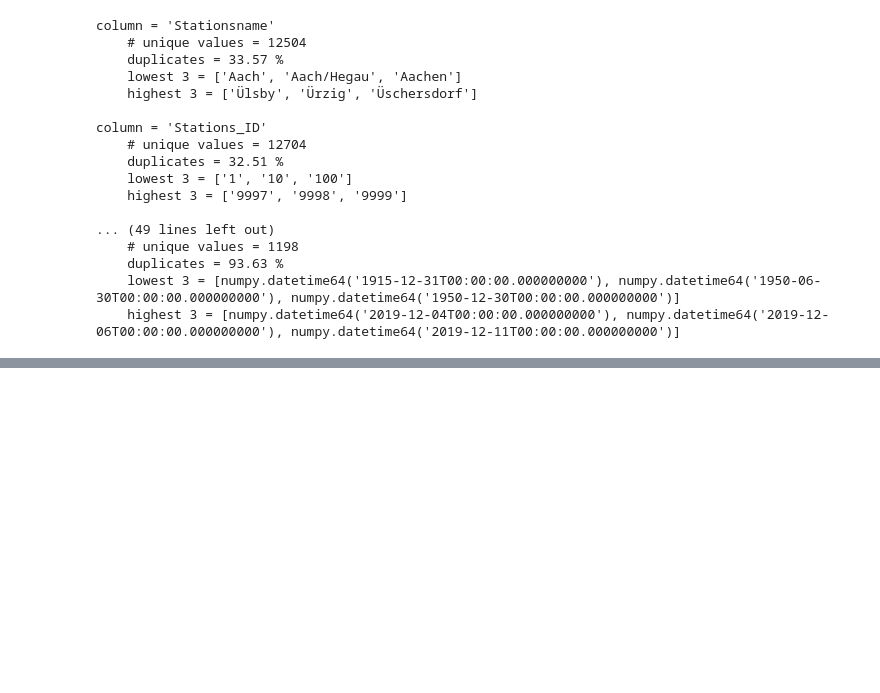
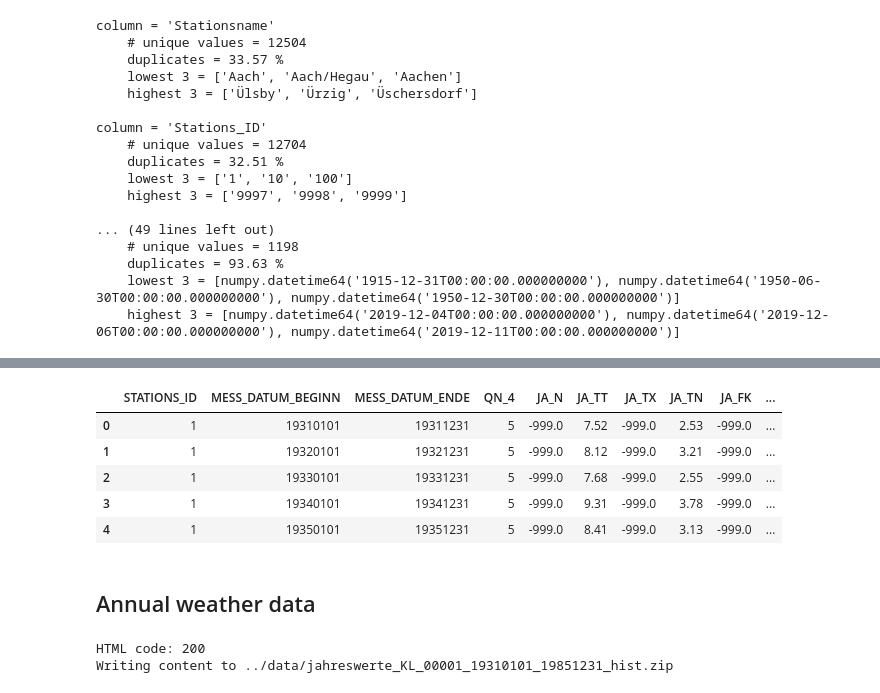
Before and after one commit to eschmidt42/surrealweather, a Jupyter notebook: notebooks/DWD data inspection.ipynb, the cells around one changed output, grey strips where cells are left out. Cells and saved outputs as stored; diff of their text form; code cells hidden in the pictures; blank space fills up the shorter version.

Commit message:
DWD data inspection.ipynb: added dynamic time filter on stations recording beginning and end times. also added loading interpreting of annual weather and climate data for a single station each

```diff
--- a/notebooks/DWD data inspection.ipynb
+++ b/notebooks/DWD data inspection.ipynb
@@ -256,0 +387,12 @@ read_csv(filepath_or_buffer, sep=',', delimiter=None, header='infer', names=None
+# %%
+import os
+file_name = "produkt_klima_jahr_19310101_19851231_00001.txt"
+save_dir = "../data/"
+
+with open(os.path.join(save_dir, file_name), "r") as f:
+
+    for i, line in enumerate(f):
+
+        print("\nraw line:", line)
+
+        if i > 3: break
@@ -256,0 +413,28 @@ read_csv(filepath_or_buffer, sep=',', delimiter=None, header='infer', names=None
+# %%
+df_climate = pd.read_csv(os.path.join(save_dir, file_name), sep=";")
+df_climate.head()
+# %% [output]
+|  | STATIONS_ID | MESS_DATUM_BEGINN | MESS_DATUM_ENDE | QN_4 | JA_N | JA_TT | JA_TX | JA_TN | JA_FK | ... |
+| 0 | 1 | 19310101 | 19311231 | 5 | -999.0 | 7.52 | -999.0 | 2.53 | -999.0 | ... |
+| 1 | 1 | 19320101 | 19321231 | 5 | -999.0 | 8.12 | -999.0 | 3.21 | -999.0 | ... |
+| 2 | 1 | 19330101 | 19331231 | 5 | -999.0 | 7.68 | -999.0 | 2.55 | -999.0 | ... |
+| 3 | 1 | 19340101 | 19341231 | 5 | -999.0 | 9.31 | -999.0 | 3.78 | -999.0 | ... |
+| 4 | 1 | 19350101 | 19351231 | 5 | -999.0 | 8.41 | -999.0 | 3.13 | -999.0 | ... |
+# %% [markdown]
+## Annual weather data
+# %%
+dwd_data_url = "https://opendata.dwd.de/climate_environment/CDC/observations_germany/climate/annual/weather_phenomena/historical/wetter_jahreswerte_00001_19370101_19860630_hist.zip"
+
+res = urllib.request.urlopen(dwd_data_url)
+print("HTML code:", res.code)
+
+zip_file_path = "../data/wetter_jahreswerte_00001_19370101_19860630_hist.zip"
+
+print("Writing content to", file_path)
+with open(zip_file_path, "wb") as f:
+    content = res.read() #.decode("utf-8")
+
+    f.write(content)
+# %% [output]
+HTML code: 200
+Writing content to ../data/jahreswerte_KL_00001_19310101_19851231_hist.zip
```
Also changed, not shown: parts of 18 cells of this notebook.
